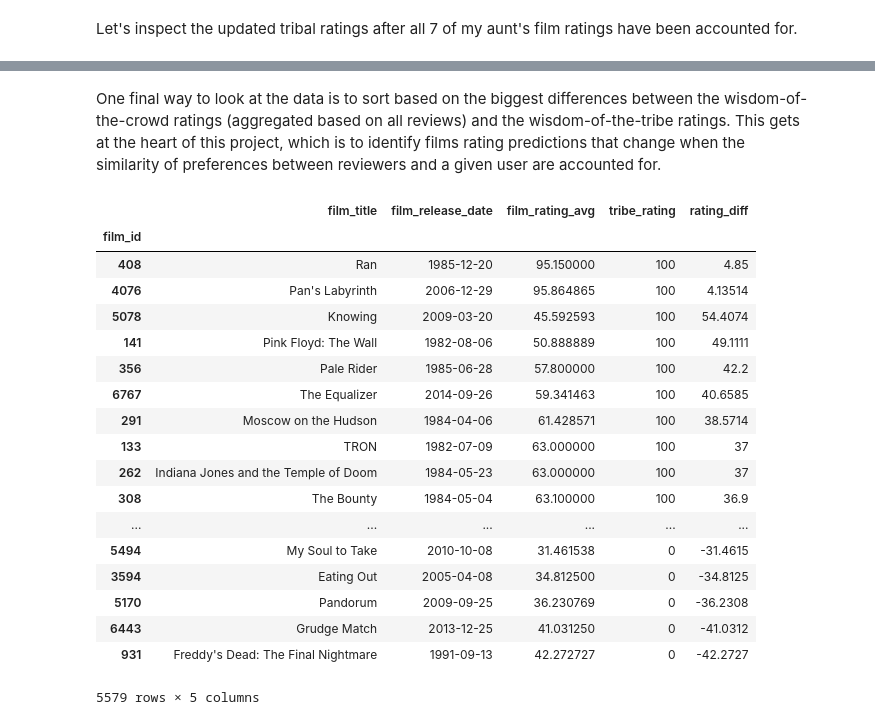
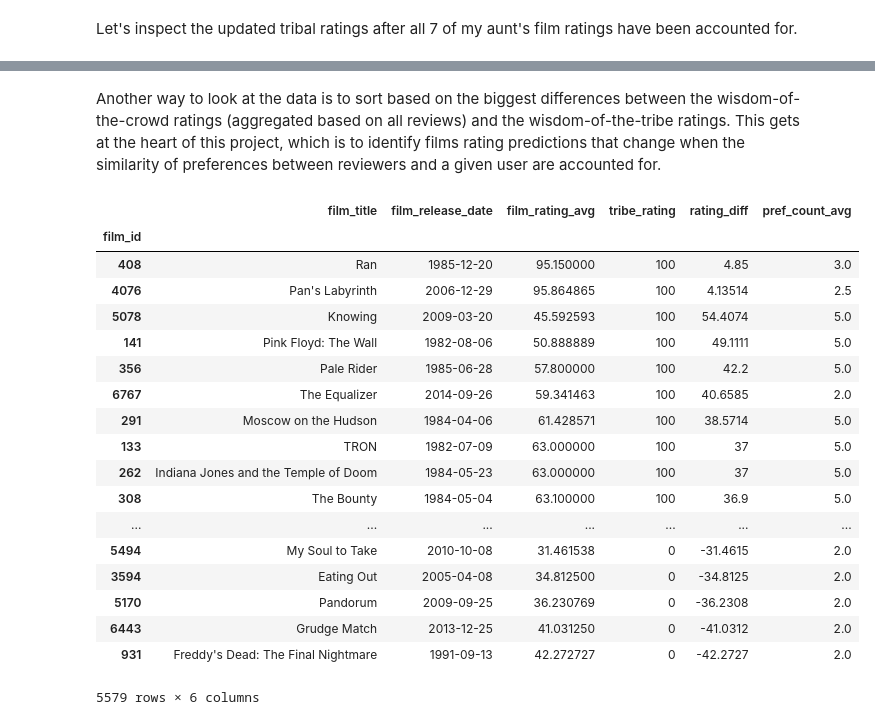
Before and after one commit to jmolds/widsom-of-the-tribe, a Jupyter notebook: notebooks/5-model-development--preference-affinity.ipynb, the cells around one changed output, grey strips where cells are left out. Drawn from its saved outputs; the diff is of its cells as text; code cells hidden in the pictures.

```diff
--- a/notebooks/5-model-development--preference-affinity.ipynb
+++ b/notebooks/5-model-development--preference-affinity.ipynb
@@ -400,7 +401,7 @@ Before updating the preference affinity values based on the other user ratings,
 # %%
 ### get list of films to update--only ratings from authors with positive preference affinity values
 update_df = pd.read_sql_query('''
-                SELECT *
+                SELECT *, AVG(score_count) AS pref_count_avg
                 FROM review INNER JOIN author USING(author_id) INNER JOIN film USING(film_id)
                 WHERE pref_aff > 0
                 GROUP BY film_id''', conn)
@@ -472,7 +473,7 @@ plt.show()
 # %%
 ### get list of films to update--only ratings from authors with positive preference affinity values
 update_df = pd.read_sql_query('''
-                SELECT *
+                SELECT *, AVG(score_count) AS pref_count_avg
                 FROM review INNER JOIN author USING(author_id) INNER JOIN film USING(film_id)
                 WHERE pref_aff > 0
                 GROUP BY film_id''', conn)
@@ -521,25 +522,25 @@ update_df.loc[:,['film_title', 'film_release_date', 'film_rating_avg', 'tribe_ra
 # %% [markdown]
-One final way to look at the data is to sort based on the biggest differences between the wisdom-of-the-crowd ratings (aggregated based on all reviews) and the wisdom-of-the-tribe ratings. This gets at the heart of this project, which is to identify films rating predictions that change when the similarity of preferences between reviewers and a given user are accounted for.
+Another way to look at the data is to sort based on the biggest differences between the wisdom-of-the-crowd ratings (aggregated based on all reviews) and the wisdom-of-the-tribe ratings. This gets at the heart of this project, which is to identify films rating predictions that change when the similarity of preferences between reviewers and a given user are accounted for.
 # %%
 update_df['rating_diff'] = update_df['tribe_rating']-update_df['film_rating_avg']
-update_df.loc[:,['film_title', 'film_release_date', 'film_rating_avg', 'tribe_rating', 'rating_diff']].sort_values(by=['tribe_rating', 'rating_diff'], ascending=False)
+update_df.loc[:,['film_title', 'film_release_date', 'film_rating_avg', 'tribe_rating', 'rating_diff','pref_count_avg']].sort_values(by=['tribe_rating', 'rating_diff'], ascending=False)
 # %% [output]
-|  | film_title | film_release_date | film_rating_avg | tribe_rating | rating_diff |
-| film_id |  |  |  |  |  |
-| 408 | Ran | 1985-12-20 | 95.150000 | 100 | 4.85 |
-| 4076 | Pan's Labyrinth | 2006-12-29 | 95.864865 | 100 | 4.13514 |
-| 5078 | Knowing | 2009-03-20 | 45.592593 | 100 | 54.4074 |
-| 141 | Pink Floyd: The Wall | 1982-08-06 | 50.888889 | 100 | 49.1111 |
-| 356 | Pale Rider | 1985-06-28 | 57.800000 | 100 | 42.2 |
-| 6767 | The Equalizer | 2014-09-26 | 59.341463 | 100 | 40.6585 |
-| 291 | Moscow on the Hudson | 1984-04-06 | 61.428571 | 100 | 38.5714 |
-| 133 | TRON | 1982-07-09 | 63.000000 | 100 | 37 |
-| 262 | Indiana Jones and the Temple of Doom | 1984-05-23 | 63.000000 | 100 | 37 |
-| 308 | The Bounty | 1984-05-04 | 63.100000 | 100 | 36.9 |
-| ... | ... | ... | ... | ... | ... |
-| 5494 | My Soul to Take | 2010-10-08 | 31.461538 | 0 | -31.4615 |
-| 3594 | Eating Out | 2005-04-08 | 34.812500 | 0 | -34.8125 |
-| 5170 | Pandorum | 2009-09-25 | 36.230769 | 0 | -36.2308 |
-| 6443 | Grudge Match | 2013-12-25 | 41.031250 | 0 | -41.0312 |
-| 931 | Freddy's Dead: The Final Nightmare | 1991-09-13 | 42.272727 | 0 | -42.2727 |
+|  | film_title | film_release_date | film_rating_avg | tribe_rating | rating_diff | pref_count_avg |
+| film_id |  |  |  |  |  |  |
+| 408 | Ran | 1985-12-20 | 95.150000 | 100 | 4.85 | 3.0 |
+| 4076 | Pan's Labyrinth | 2006-12-29 | 95.864865 | 100 | 4.13514 | 2.5 |
+| 5078 | Knowing | 2009-03-20 | 45.592593 | 100 | 54.4074 | 5.0 |
+| 141 | Pink Floyd: The Wall | 1982-08-06 | 50.888889 | 100 | 49.1111 | 5.0 |
+| 356 | Pale Rider | 1985-06-28 | 57.800000 | 100 | 42.2 | 5.0 |
+| 6767 | The Equalizer | 2014-09-26 | 59.341463 | 100 | 40.6585 | 2.0 |
+| 291 | Moscow on the Hudson | 1984-04-06 | 61.428571 | 100 | 38.5714 | 5.0 |
+| 133 | TRON | 1982-07-09 | 63.000000 | 100 | 37 | 5.0 |
+| 262 | Indiana Jones and the Temple of Doom | 1984-05-23 | 63.000000 | 100 | 37 | 5.0 |
+| 308 | The Bounty | 1984-05-04 | 63.100000 | 100 | 36.9 | 5.0 |
+| ... | ... | ... | ... | ... | ... | ... |
+| 5494 | My Soul to Take | 2010-10-08 | 31.461538 | 0 | -31.4615 | 2.0 |
+| 3594 | Eating Out | 2005-04-08 | 34.812500 | 0 | -34.8125 | 2.0 |
+| 5170 | Pandorum | 2009-09-25 | 36.230769 | 0 | -36.2308 | 2.0 |
+| 6443 | Grudge Match | 2013-12-25 | 41.031250 | 0 | -41.0312 | 2.0 |
+| 931 | Freddy's Dead: The Final Nightmare | 1991-09-13 | 42.272727 | 0 | -42.2727 | 2.0 |
-5579 rows × 5 columns
+5579 rows × 6 columns
```
Also changed, not shown: parts of 21 cells of this notebook, 4 other files.
